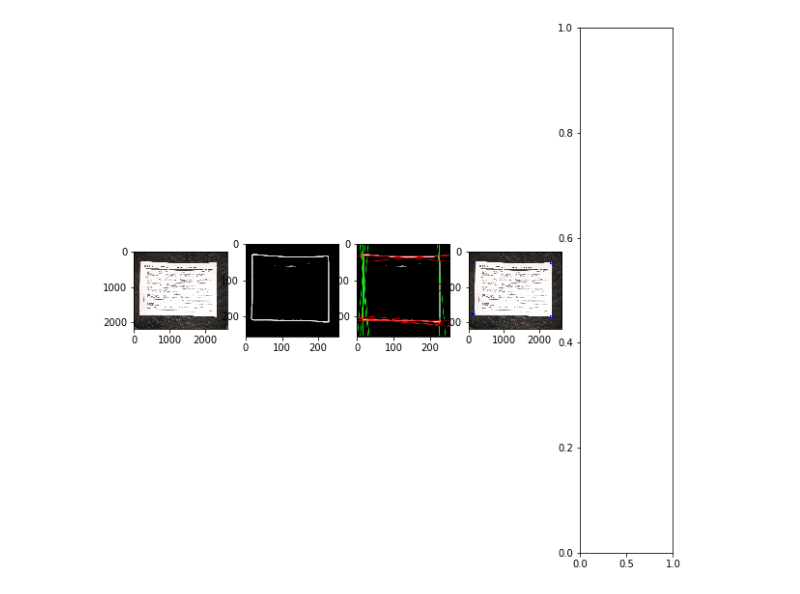
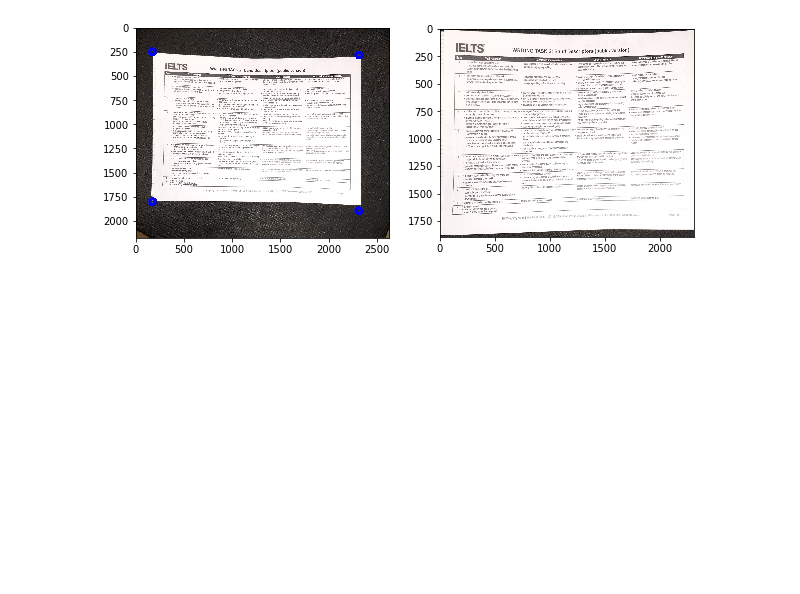
Before and after one commit to federico-terzi/koda, a Jupyter notebook: front-end.ipynb, the cells around one changed output. Drawn from its saved outputs; the diff is of its cells as text; code cells hidden in the pictures; blank space fills up the shorter version.

Commit message:
Add warp perspective as script

```diff
--- a/front-end.ipynb
+++ b/front-end.ipynb
@@ -8,56 +8,56 @@ import math
 
 cdetector = CornersDetectorByEdges()
 
-#for i in range(7):
-fig, axes = plt.subplots(1, 5, figsize=(10, 10))
+for i in range(7):
+    fig, axes = plt.subplots(1, 2, figsize=(10, 10))
 
-# Load image
-file = 'dataset/IMG_%d.jpg' % 0
-img = cv2.imread(file, cv2.IMREAD_COLOR)
-axes[0].imshow(cv2.cvtColor(img, cv2.COLOR_BGR2RGB))
+    # Load image
+    file = 'dataset/IMG_%d.jpg' % i
+    img = cv2.imread(file, cv2.IMREAD_COLOR)
+    #axes[0].imshow(cv2.cvtColor(img, cv2.COLOR_BGR2RGB))
 
-# Find corners
-try:
-    corners = cdetector.find_corners(img)
-except CornersNotFound as e:
-    print(str(e))
-    #continue
+    # Find corners
+    try:
+        corners = cdetector.find_corners(img)
+    except CornersNotFound as e:
+        print(str(e))
+        continue
 
-# Plot edges detection image
-axes[1].imshow(cv2.cvtColor(cdetector.edges_img, cv2.COLOR_GRAY2RGB))
+    # Plot edges detection image
+    #axes[1].imshow(cv2.cvtColor(cdetector.edges_img, cv2.COLOR_GRAY2RGB))
 
-# Plot Hough lines
-im_lines = cv2.cvtColor(cdetector.edges_img.copy(), cv2.COLOR_GRAY2BGR)
-colors = [(0,255,0),(0,0,255)]
-for i, lines in enumerate(cdetector.hough_lines):
-    for rho, theta in lines:
-        a = math.cos(theta)
-        b = math.sin(theta)
-        x0 = a * rho
-        y0 = b * rho
-        pt1 = (int(x0 + 1000*(-b)), int(y0 + 1000*(a)))
-        pt2 = (int(x0 - 1000*(-b)), int(y0 - 1000*(a)))
-        cv2.line(im_lines, pt1, pt2, colors[i], 1, cv2.LINE_AA)
+    # Plot Hough lines
+    im_lines = cv2.cvtColor(cdetector.edges_img.copy(), cv2.COLOR_GRAY2BGR)
+    colors = [(0,255,0),(0,0,255)]
+    for j, lines in enumerate(cdetector.hough_lines):
+        for rho, theta in lines:
+            a = math.cos(theta)
+            b = math.sin(theta)
+            x0 = a * rho
+            y0 = b * rho
+            pt1 = (int(x0 + 1000*(-b)), int(y0 + 1000*(a)))
+            pt2 = (int(x0 - 1000*(-b)), int(y0 - 1000*(a)))
+            cv2.line(im_lines, pt1, pt2, colors[j], 1, cv2.LINE_AA)
 
-axes[2].imshow(cv2.cvtColor(im_lines, cv2.COLOR_BGR2RGB))
+    #axes[2].imshow(cv2.cvtColor(im_lines, cv2.COLOR_BGR2RGB))
 
-# Plot corners
-im_corners = img.copy()
-for x,y in corners:
-    cv2.circle(im_corners, (x,y), 30, (255, 0, 0), 30)
+    # Plot corners
+    im_corners = img.copy()
+    for x,y in corners:
+        cv2.circle(im_corners, (x,y), 30, (255, 0, 0), 30)
 
-axes[3].imshow(cv2.cvtColor(im_corners, cv2.COLOR_BGR2RGB))
+    axes[0].imshow(cv2.cvtColor(im_corners, cv2.COLOR_BGR2RGB))
 
-# Transform using homography
-shape = (corners.max(axis=0)[0], corners.max(axis=0)[1])
-dst_corners = np.array([[0,0],
-                        [0, shape[1]],
-                        [shape[0], 0],
-                        [shape[0], shape[1]]])
-src_img = img[img > corners.min(axis=0)[0] and img < corners.max(axis=0)[0] and img > corners.min(axis=0)[1] and img < corners.max(axis=0)[1]]
-M = cv2.getPerspectiveTransform(dst_corners.astype(np.float32), corners.astype(np.float32))
-warped = cv2.warpPerspective(img, M, shape)
-axes[4].imshow(cv2.cvtColor(warped, cv2.COLOR_BGR2RGB))
+    # Warping
+    shape = (corners.max(axis=0)[0], corners.max(axis=0)[1])
+    dst_corners = np.array([[0,0],
+                            [0, shape[1]],
+                            [shape[0], 0],
+                            [shape[0], shape[1]]])
+    M = cv2.getPerspectiveTransform(corners.astype(np.float32), dst_corners.astype(np.float32))
+    warped = cv2.warpPerspective(img, M, shape)
 
-plt.show()
+    # Plot warped image
+    axes[1].imshow(cv2.cvtColor(warped, cv2.COLOR_BGR2RGB))
+    plt.plot()
 # %% [output]
@@ -65 +65 @@ ValueError: The truth value of an array with more than one element is ambiguous.
-[figure, old version]
+[figure, new version]
```
Also changed, not shown: parts of 1 cell of this notebook.
